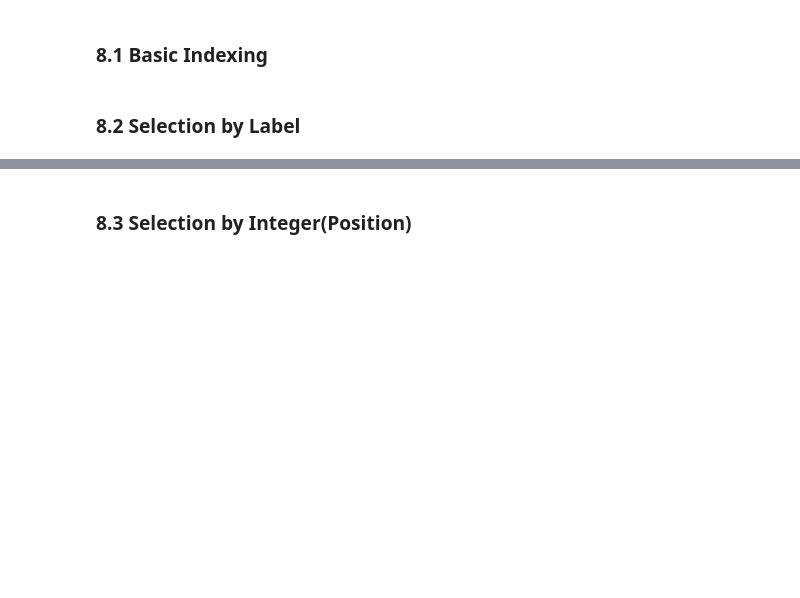
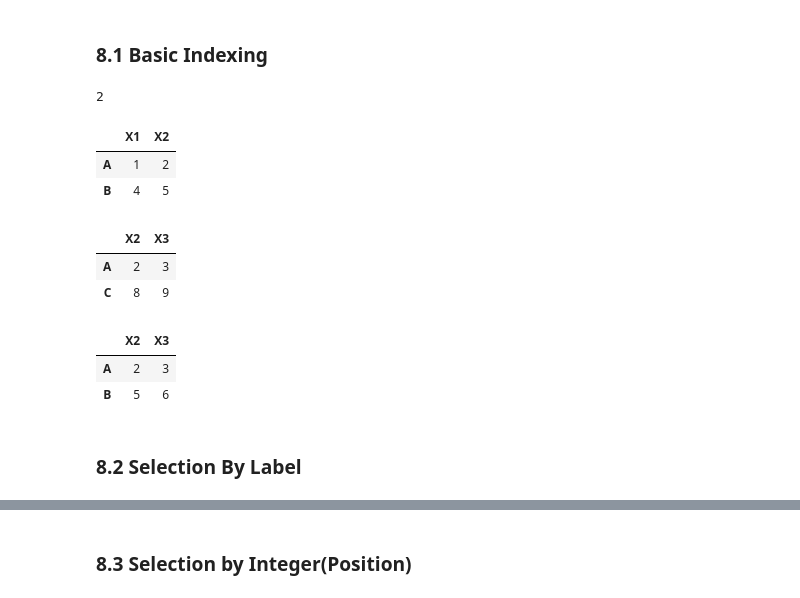
Before and after one commit to blacbakery/py_worksapce, a Jupyter notebook: 정리/01 Pandas.ipynb, the cells around one changed output, grey strips where cells are left out. Drawn from its saved outputs; the diff is of its cells as text; code cells hidden in the pictures; blank space fills up the shorter version.

```diff
--- a/정리/01 Pandas.ipynb
+++ b/정리/01 Pandas.ipynb
@@ -572,4 +578,29 @@ X = df.loc[:, (df.columns != 'refresh') & (df.columns != 'X10')]
 # %% [markdown]
 ### 8.1 Basic Indexing
+# %%
+# Single Element Indexer: Column Label 한 개 사용
+A = df['X1']
+
+# Index Array Indexer: 여러 개 Column Label 사용
+B=df[['X1','X2']]
+
+# Boolean Array Indexer: 특정 조건을 만족하는 Index(Row)를 뽑을 수 있는 수식 사용
+C=df[df['X1']%2==0]
+
+# Slice Indexer: Index Label 사용, stop을 포함
+D=df['A':'B']
+# %%
+display(A,B,C,D)
+# %% [output]
+2
+|  | X1 | X2 |
+| A | 1 | 2 |
+| B | 4 | 5 |
+|  | X2 | X3 |
+| A | 2 | 3 |
+| C | 8 | 9 |
+|  | X2 | X3 |
+| A | 2 | 3 |
+| B | 5 | 6 |
 # %% [markdown]
-### 8.2 Selection by Label
+### 8.2 Selection By Label
```
Also changed, not shown: parts of 7 cells of this notebook, 1 other file.
